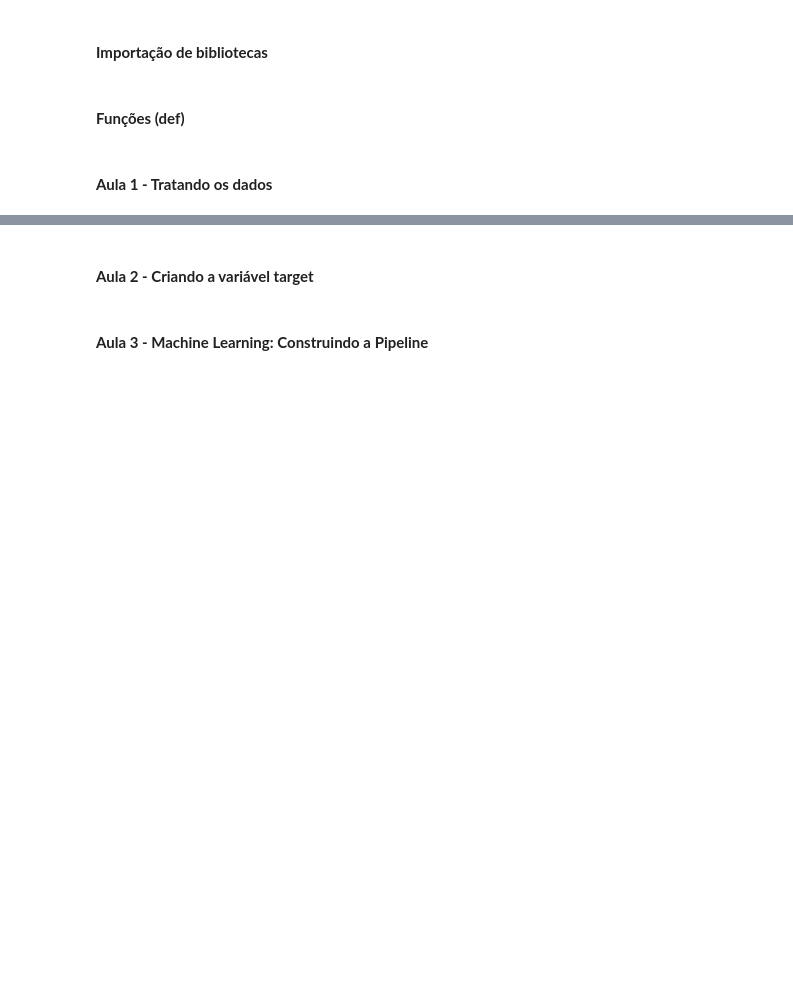
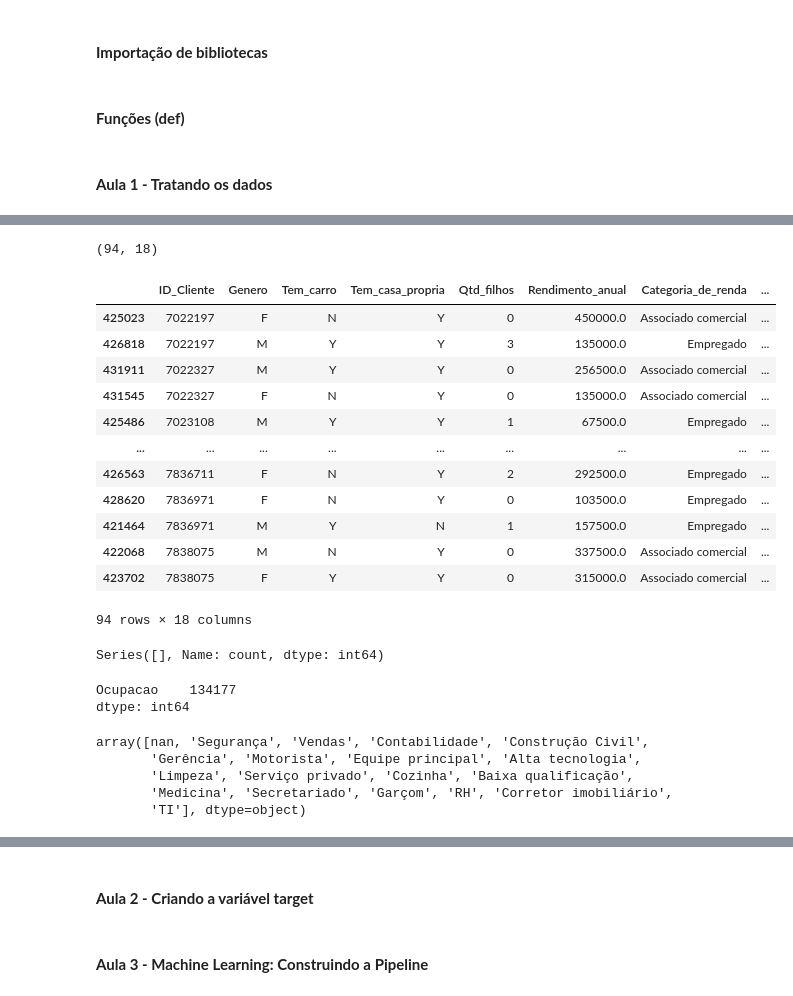
Before and after one commit to RicardViana/fiap-data-viz-and-production-models, a Jupyter notebook: deploy_de_aplicacoes.ipynb, the cells around one changed output, grey strips where cells are left out. Drawn from its saved outputs; the diff is of its cells as text; code cells hidden in the pictures; blank space fills up the shorter version.

```diff
--- a/deploy_de_aplicacoes.ipynb
+++ b/deploy_de_aplicacoes.ipynb
@@ -24,3 +24,8 @@ import pandas as pd
 #### **Funções (def)**
 # %% [markdown]
 #### **Aula 1 - Tratando os dados**
+# %%
+# Importar dados cadastrado
+
+link = 'https://raw.githubusercontent.com/FIAP/Pos_Tech_DTAT/dd201a034223a16732c6f639b40600b26bd3129c/dados/clientes_cadastrados.csv'
+cadastrados = pd.read_csv(link, sep= ",")
@@ -26,0 +72,25 @@ import pandas as pd
+# %%
+# Ver qtd de registros duplicados
+
+cadastrados[cadastrados['ID_Cliente'].duplicated(keep=False)].shape
+# %% [output]
+(94, 18)
+# %%
+# Filtrar apenas clientes com ID duplicado
+
+ids_duplicados = cadastrados['ID_Cliente'].duplicated(keep=False).copy()
+cadastrados[ids_duplicados].sort_values('ID_Cliente')
+# %% [output]
+|  | ID_Cliente | Genero | Tem_carro | Tem_casa_propria | Qtd_filhos | Rendimento_anual | Categoria_de_renda | ... |
+| 425023 | 7022197 | F | N | Y | 0 | 450000.0 | Associado comercial | ... |
+| 426818 | 7022197 | M | Y | Y | 3 | 135000.0 | Empregado | ... |
+| 431911 | 7022327 | M | Y | Y | 0 | 256500.0 | Associado comercial | ... |
+| 431545 | 7022327 | F | N | Y | 0 | 135000.0 | Associado comercial | ... |
+| 425486 | 7023108 | M | Y | Y | 1 | 67500.0 | Empregado | ... |
+| ... | ... | ... | ... | ... | ... | ... | ... | ... |
+| 426563 | 7836711 | F | N | Y | 2 | 292500.0 | Empregado | ... |
+| 428620 | 7836971 | F | N | Y | 0 | 103500.0 | Empregado | ... |
+| 421464 | 7836971 | M | Y | N | 1 | 157500.0 | Empregado | ... |
+| 422068 | 7838075 | M | N | Y | 0 | 337500.0 | Associado comercial | ... |
+| 423702 | 7838075 | F | Y | Y | 0 | 315000.0 | Associado comercial | ... |
+94 rows × 18 columns
@@ -26,0 +102,24 @@ import pandas as pd
+# %%
+# Ver clientes duplicados novamente pós drop
+
+contagem = df_cadastrados_limpo['ID_Cliente'].value_counts()
+contagem[contagem > 1]
+# %% [output]
+Series([], Name: count, dtype: int64)
+# %%
+# Filtrar apenas colunas com valores nulos
+
+df_cadastrados_limpo.isnull().sum()[df_cadastrados_limpo.isnull().sum() > 0]
+# %% [output]
+Ocupacao    134177
+dtype: int64
+# %%
+# Ver os tipos de Ocupacao
+
+df_cadastrados_limpo['Ocupacao'].unique()
+# %% [output]
+array([nan, 'Segurança', 'Vendas', 'Contabilidade', 'Construção Civil',
+       'Gerência', 'Motorista', 'Equipe principal', 'Alta tecnologia',
+       'Limpeza', 'Serviço privado', 'Cozinha', 'Baixa qualificação',
+       'Medicina', 'Secretariado', 'Garçom', 'RH', 'Corretor imobiliário',
+       'TI'], dtype=object)
```
Also changed, not shown: parts of 17 cells of this notebook.
